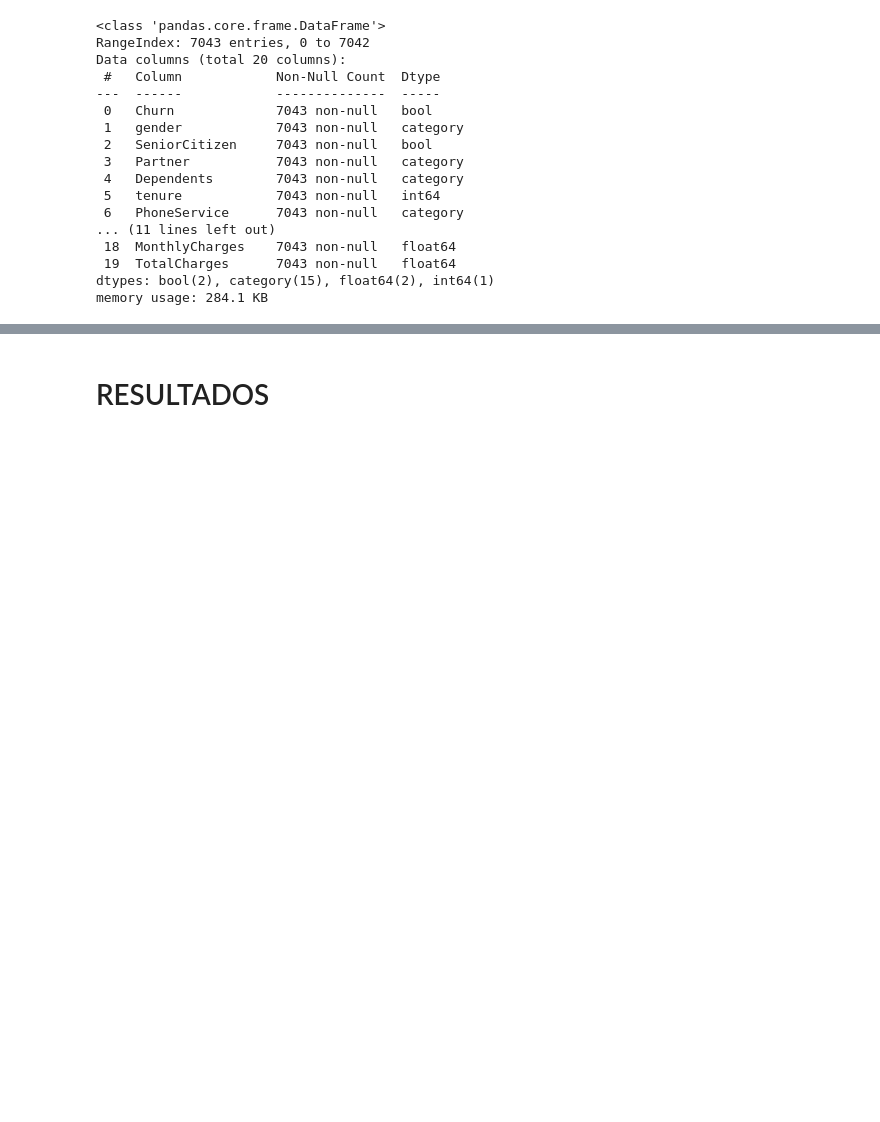
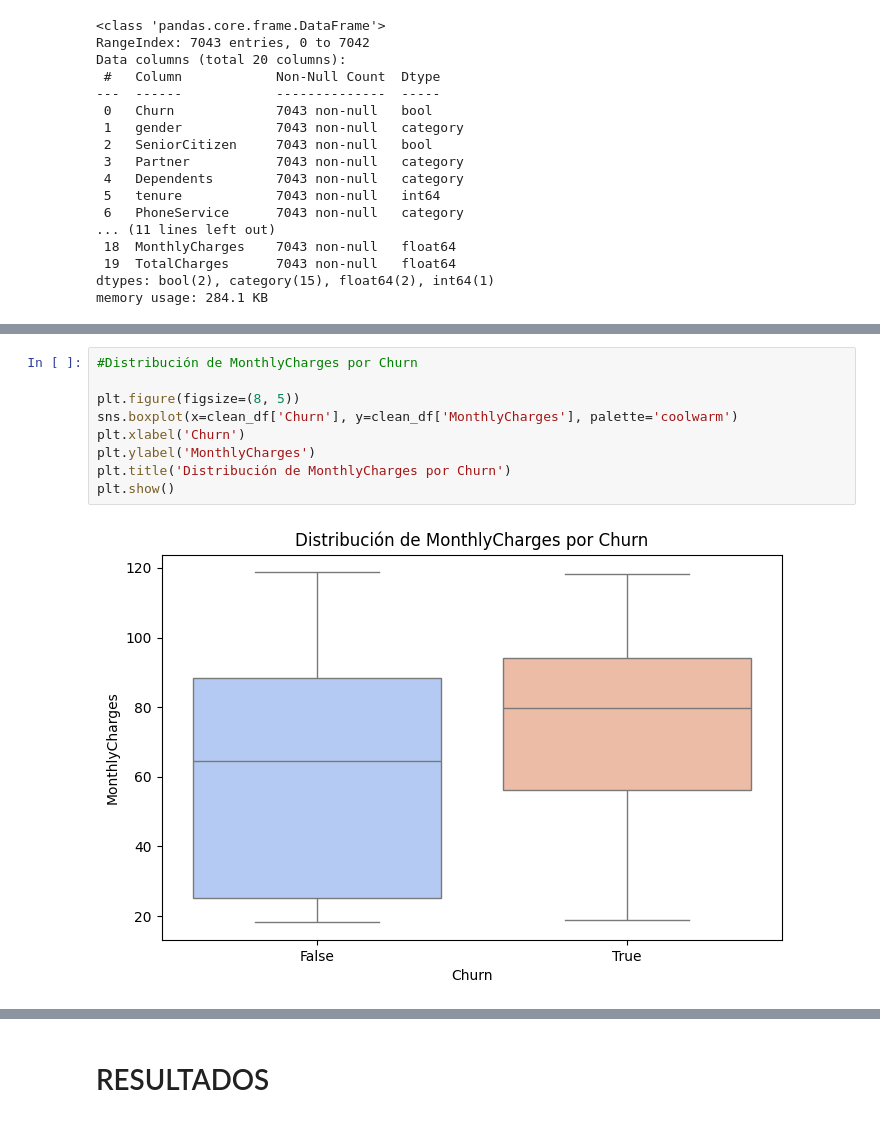
Before and after one commit to mauloredo/Challenge_Telecom_X, a Jupyter notebook: Challenge_Telecom_X.ipynb, the cells around one changed output, grey strips where cells are left out. Cells and saved outputs as stored; diff of their text form; blank space fills up the shorter version.

```diff
--- a/Challenge_Telecom_X.ipynb
+++ b/Challenge_Telecom_X.ipynb
@@ -1049,0 +1091,11 @@ memory usage: 284.1 KB
+# %%
+#Distribución de MonthlyCharges por Churn
+
+plt.figure(figsize=(8, 5))
+sns.boxplot(x=clean_df['Churn'], y=clean_df['MonthlyCharges'], palette='coolwarm')
+plt.xlabel('Churn')
+plt.ylabel('MonthlyCharges')
+plt.title('Distribución de MonthlyCharges por Churn')
+plt.show()
+# %% [output]
+[figure, added]
```
Also changed, not shown: parts of 12 cells of this notebook.
